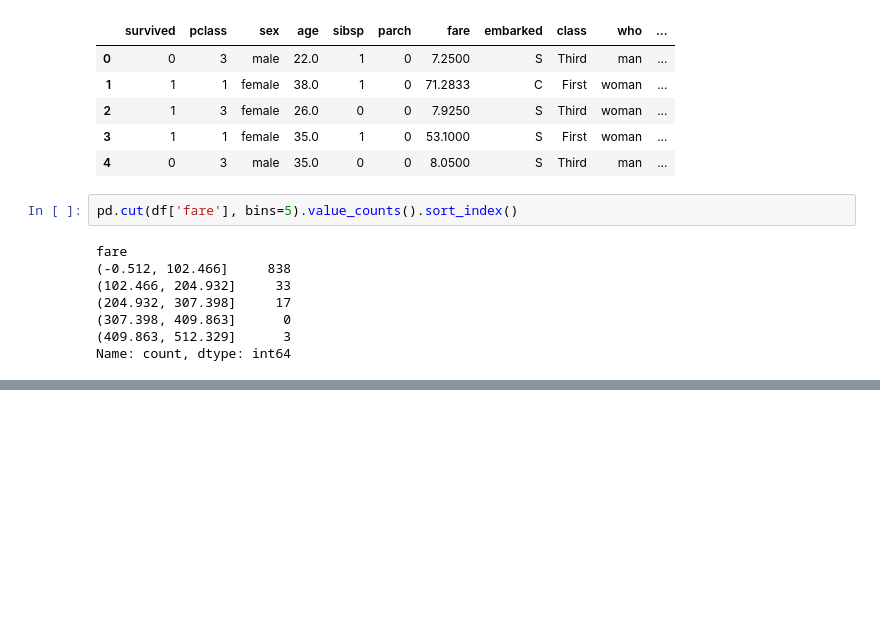
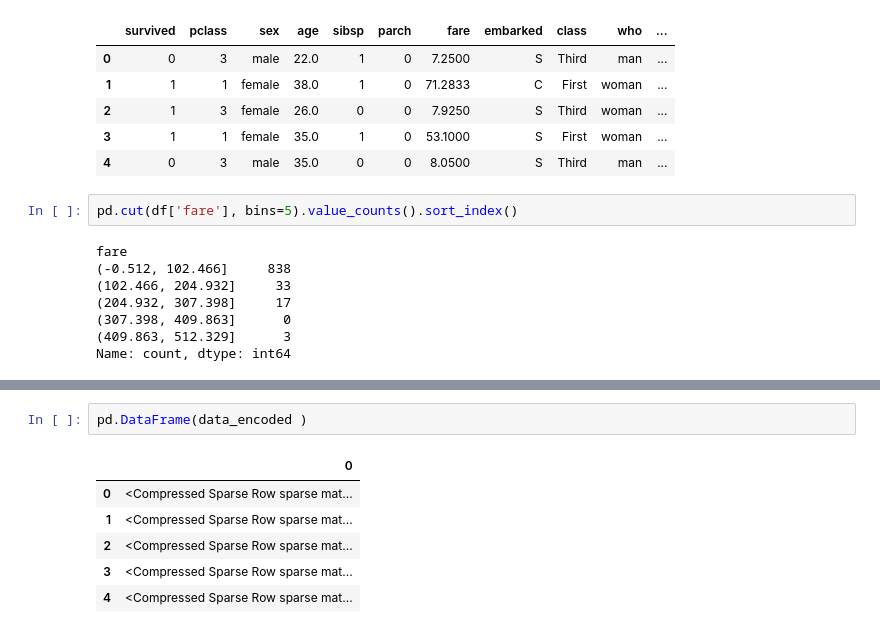
Before and after one commit to deveshpatwa/Machine_learning, a Jupyter notebook: Learning Content for ML/scaling_and_encoding.ipynb, the cells around one changed output, grey strips where cells are left out. Cells and saved outputs as stored; diff of their text form; blank space fills up the shorter version.

```diff
--- a/Learning Content for ML/scaling_and_encoding.ipynb
+++ b/Learning Content for ML/scaling_and_encoding.ipynb
@@ -49,0 +164,9 @@ Name: count, dtype: int64
+# %%
+pd.DataFrame(data_encoded )
+# %% [output]
+|  | 0 |
+| 0 | <Compressed Sparse Row sparse mat... |
+| 1 | <Compressed Sparse Row sparse mat... |
+| 2 | <Compressed Sparse Row sparse mat... |
+| 3 | <Compressed Sparse Row sparse mat... |
+| 4 | <Compressed Sparse Row sparse mat... |
```
Also changed, not shown: parts of 20 cells of this notebook, 3 other files.
